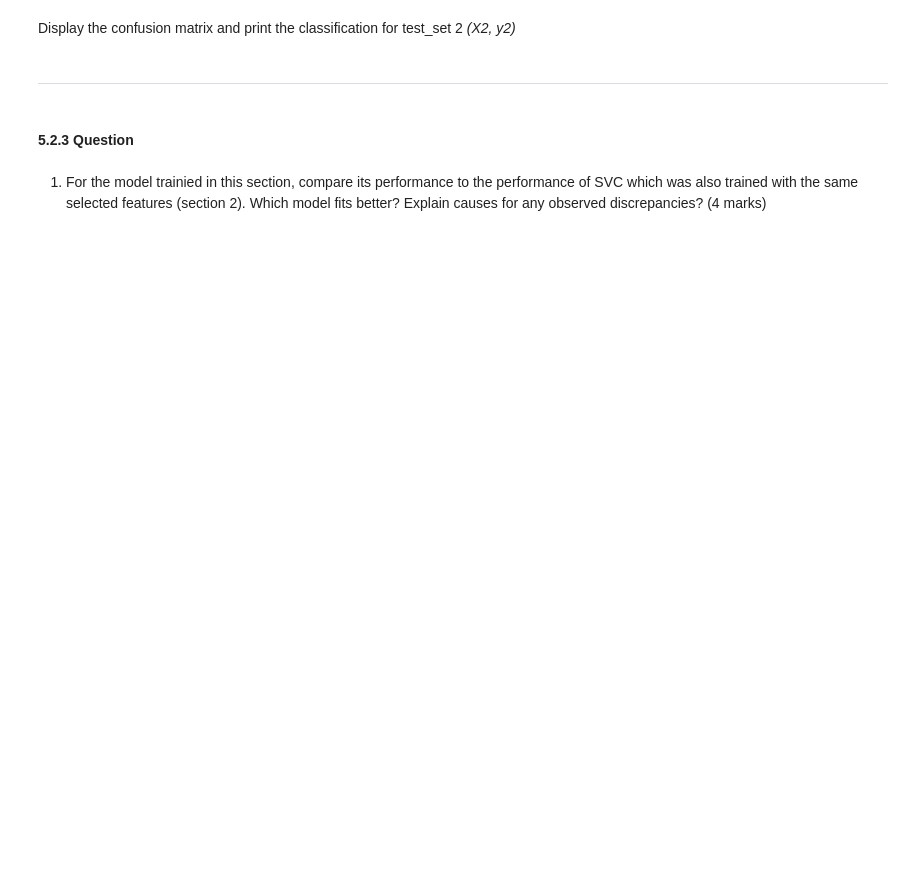
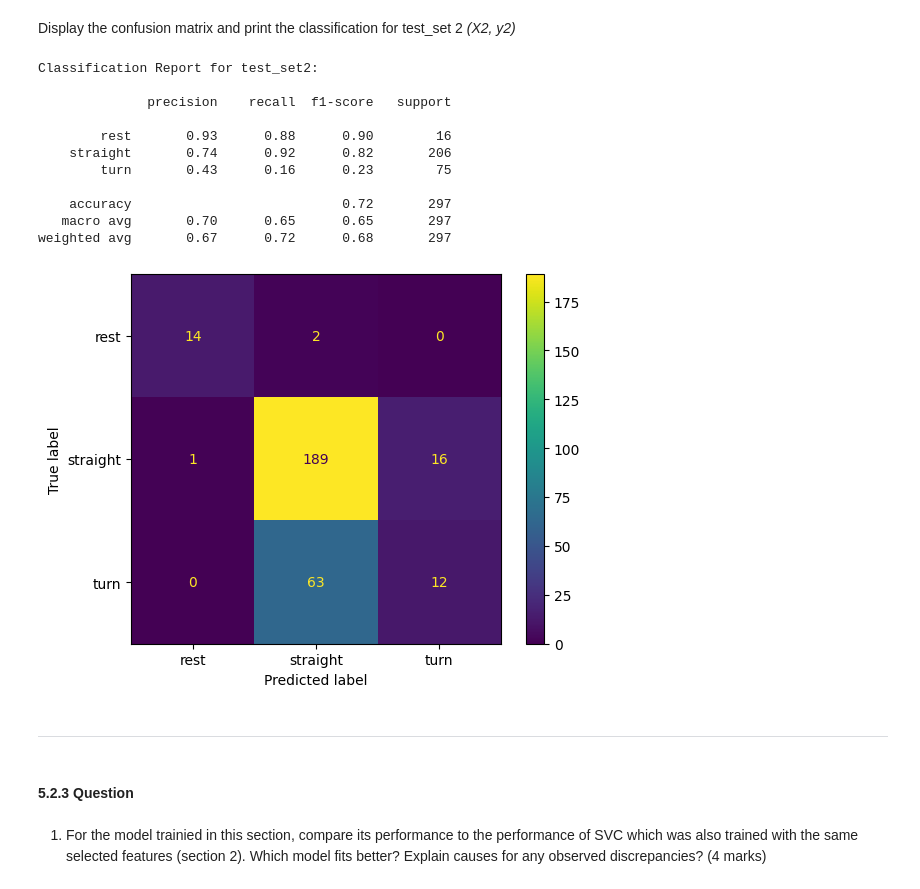
Before and after one commit to Urusha-Bajracharya3950/engg680_2024_fall, a Jupyter notebook: Lab_assignment4/Assignment 4.ipynb, the cells around one changed output. Cells and saved outputs as stored; diff of their text form; code cells hidden in the pictures; blank space fills up the shorter version.

```diff
--- a/Lab_assignment4/Assignment 4.ipynb
+++ b/Lab_assignment4/Assignment 4.ipynb
@@ -1520,6 +1606,6 @@ Seperate the testsets into features and target vectors *(X1, y1)* and *(X2,y2)*
 # %%
-# TODO - Load the target vector from test_set1 into y1, and the selected features from test_set1 into X1
-# y1 =
-# X1 =
-X1.head(2)
+# TODO - Load the target vector from test_set2 into y2, and the selected features from test_set2 into X2
+y2 = test_set2['motion_state']
+X2 = test_set2[selected_features]
+print("\nFeatures for test_set2 (X2):\n", X2.head(2))
 # %% [output]
@@ -1553,6 +1658,26 @@ Display the confusion matrix and print the classification for test_set 1 *(X1, y
 Display the confusion matrix and print the classification for test_set 2 *(X2, y2)*
 # %%
 # TODO - Display confusion matrix and print classification report for (X2, y2)
+y2_pred = grid.predict(X2)
+conf_matrix2 = confusion_matrix(y2, y2_pred)
+
+ConfusionMatrixDisplay(confusion_matrix=conf_matrix2, display_labels=grid.classes_).plot()
+
+print("\nClassification Report for test_set2:\n")
+print(classification_report(y2, y2_pred))
+# %% [output]
+Classification Report for test_set2:
+
+              precision    recall  f1-score   support
+
+        rest       0.93      0.88      0.90        16
+    straight       0.74      0.92      0.82       206
+        turn       0.43      0.16      0.23        75
+
+    accuracy                           0.72       297
+   macro avg       0.70      0.65      0.65       297
+weighted avg       0.67      0.72      0.68       297
+[figure, added]
 # %% [markdown]
 ___
 # %% [markdown]
```
Also changed, not shown: parts of 28 cells of this notebook.
